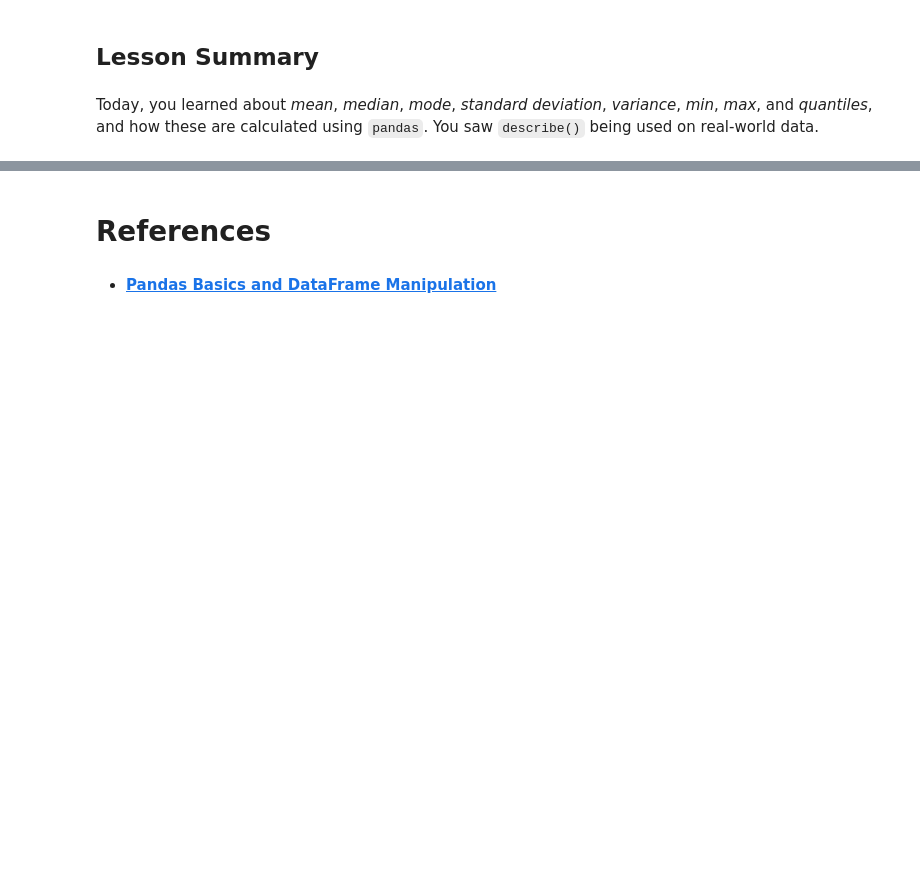
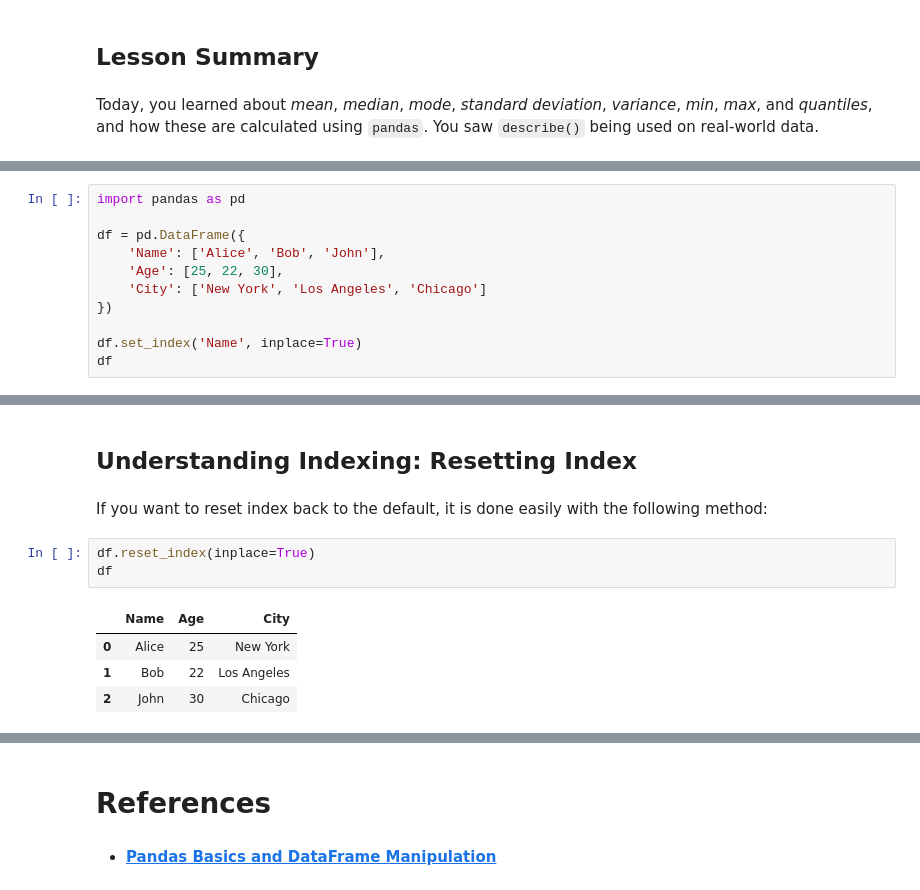
Before and after one commit to ancilcleetus/AI-Learning-Lab, a Jupyter notebook: Tools/Deep-Dive-into-Numpy-and-Pandas/02_Pandas_Basics_and_DataFrame_Manipulation.ipynb, the cells around one changed output, grey strips where cells are left out. Drawn from its saved outputs; the diff is of its cells as text; blank space fills up the shorter version.

Commit message:
Added 'Indexing and Selecting Data in Pandas' in Deep-Dive-into-Numpy-and-Pandas/02_Pandas_Basics_and_DataFrame_Manipulation.ipynb

```diff
--- a/Tools/Deep-Dive-into-Numpy-and-Pandas/02_Pandas_Basics_and_DataFrame_Manipulation.ipynb
+++ b/Tools/Deep-Dive-into-Numpy-and-Pandas/02_Pandas_Basics_and_DataFrame_Manipulation.ipynb
@@ -299,0 +316,11 @@ Today, you learned about *mean*, *median*, *mode*, *standard deviation*, *varian
+# %%
+import pandas as pd
+
+df = pd.DataFrame({
+    'Name': ['Alice', 'Bob', 'John'],
+    'Age': [25, 22, 30],
+    'City': ['New York', 'Los Angeles', 'Chicago']
+})
+
+df.set_index('Name', inplace=True)
+df
@@ -299,0 +343,12 @@ Today, you learned about *mean*, *median*, *mode*, *standard deviation*, *varian
+# %% [markdown]
+## Understanding Indexing: Resetting Index
+# %% [markdown]
+If you want to reset index back to the default, it is done easily with the following method:
+# %%
+df.reset_index(inplace=True)
+df
+# %% [output]
+|  | Name | Age | City |
+| 0 | Alice | 25 | New York |
+| 1 | Bob | 22 | Los Angeles |
+| 2 | John | 30 | Chicago |
```
Also changed, not shown: parts of 23 cells of this notebook.
